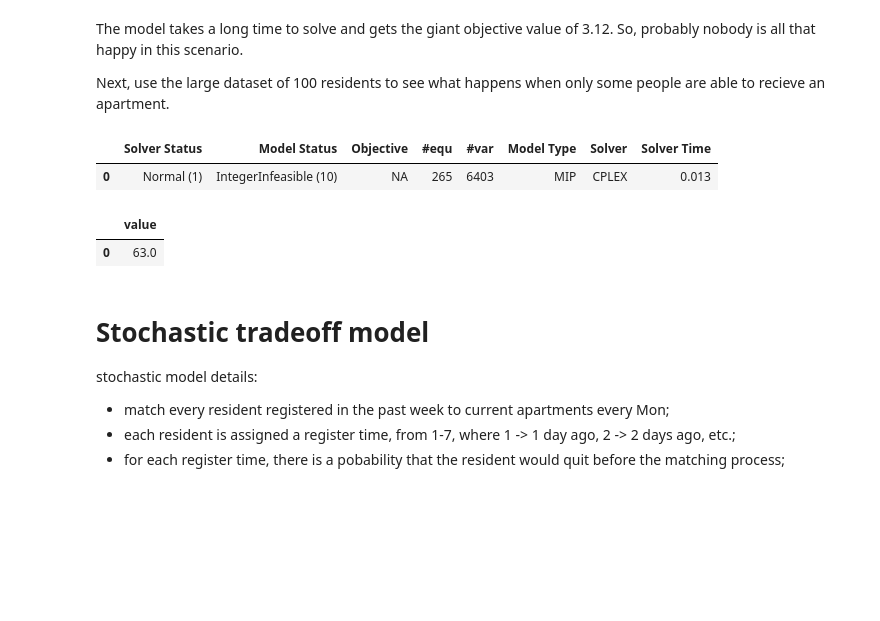
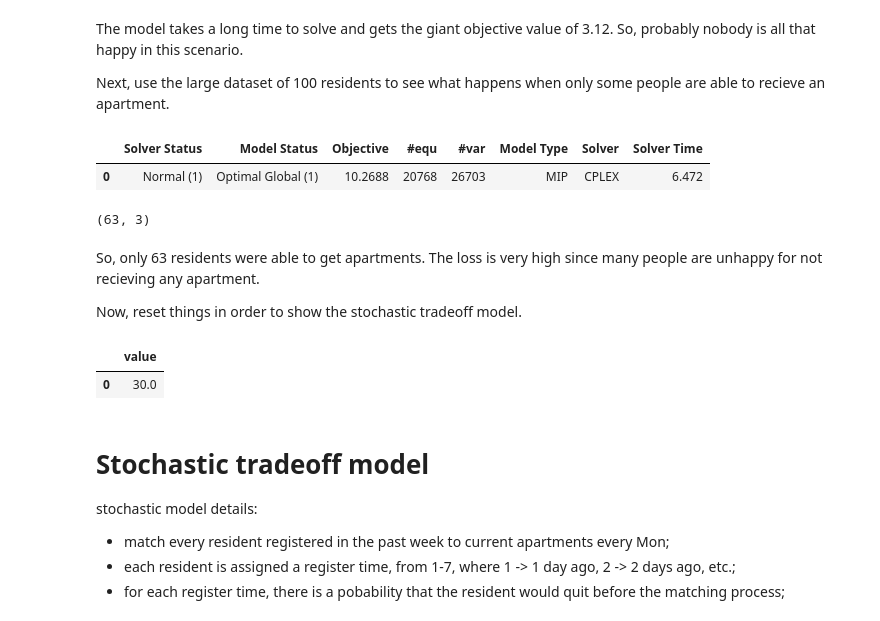
Before and after one commit to soCromp/apartment-optimization, a Jupyter notebook: apartments.ipynb, the cells around one changed output. Drawn from its saved outputs; the diff is of its cells as text; code cells hidden in the pictures; blank space fills up the shorter version.

```diff
--- a/apartments.ipynb
+++ b/apartments.ipynb
@@ -691,17 +690,28 @@ Next, use the large dataset of 100 residents to see what happens when only some
 # %%
 %%gams
 cr(r) = yes;
 res(r, labels) = big(r, labels);
+scalar old_num;
+old_num = num_res;
 num_res=100;
 pairs = min(card(cr), card(a));
 alias(cr2, cr);
 res(r, 'budget') = 2* res(r, 'budget')  / budget_mean;
 abs_diff(r,a,'nbed') = abs(apt_data(a, 'nbed')-res(r, 'nbed'));
 abs_diff(r,a,'nbath') = abs(apt_data(a, 'nbath')-res(r, 'nbath'));
 abs_diff(r,a,'budget') = abs(apt_data(a, 'budget')-res(r, 'budget'));
 abs_diff_cmt(r,a) = abs(sum(m $ r_method(r,m), apt_com_t_nm(a,m)) -res(r,'com_t'));
-solve primary_model using mip minimizing cdis;
+solve tra_model using mip minimizing cdis;
 bl(r,a) = b.l(r,a);
 # %% [output]
 |  | Solver Status | Model Status | Objective | #equ | #var | Model Type | Solver | Solver Time |
-| 0 | Normal (1) | IntegerInfeasible (10) | NA | 265 | 6403 | MIP | CPLEX | 0.013 |
+| 0 | Normal (1) | Optimal Global (1) | 10.2688 | 20768 | 26703 | MIP | CPLEX | 6.472 |
+# %%
+%gams_pull -d bl
+bl.shape
+# %% [output]
+(63, 3)
+# %% [markdown]
+So, only 63 residents were able to get apartments. The loss is very high since many people are unhappy for not recieving any apartment.
+
+Now, reset things in order to show the stochastic tradeoff model.
@@ -708,9 +724,9 @@ bl(r,a) = b.l(r,a);
 # %%
-%gams_pull -d pairs
-pairs
+%gams_pull -d old_num
+old_num
 # %% [output]
 |  | value |
-| 0 | 63.0 |
+| 0 | 30.0 |
 # %% [markdown]
 # Stochastic tradeoff model
 stochastic model details:
```
Also changed, not shown: parts of 13 cells of this notebook.
